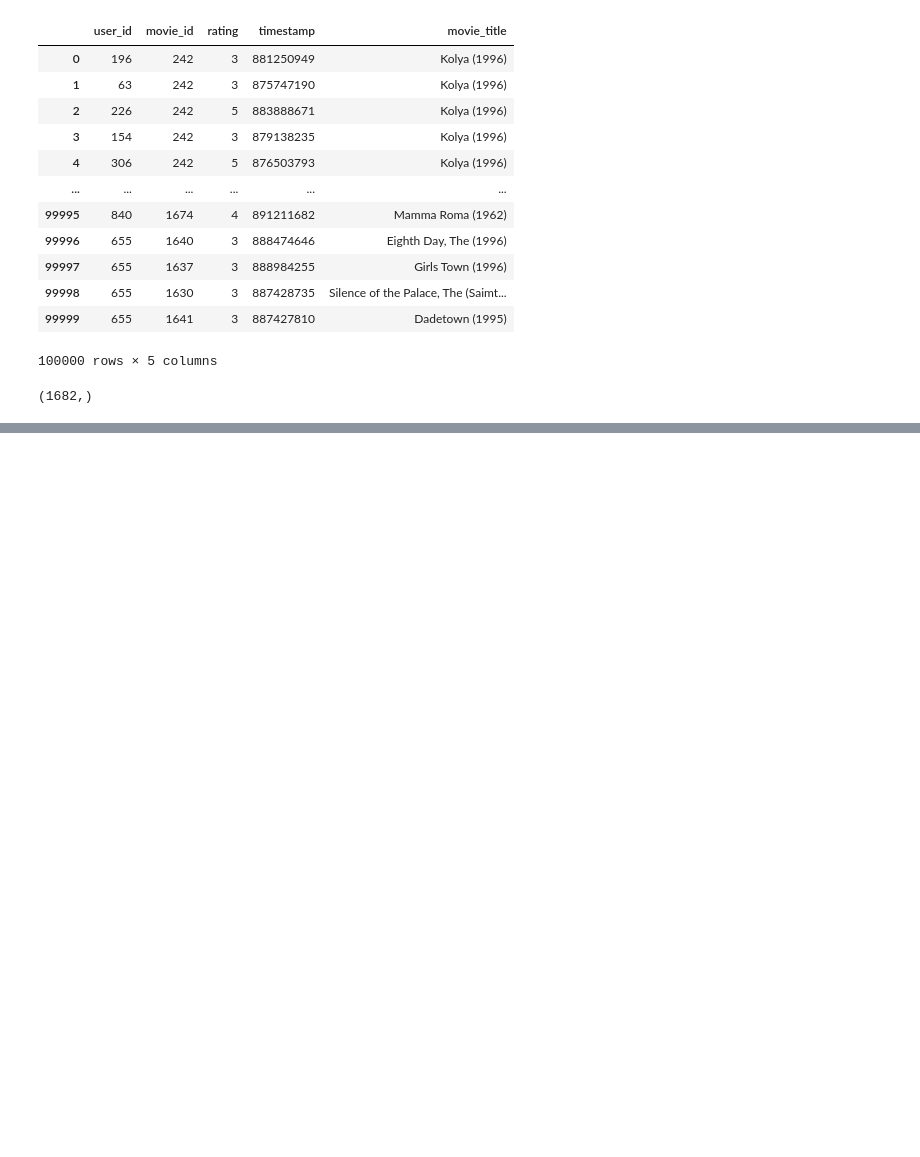
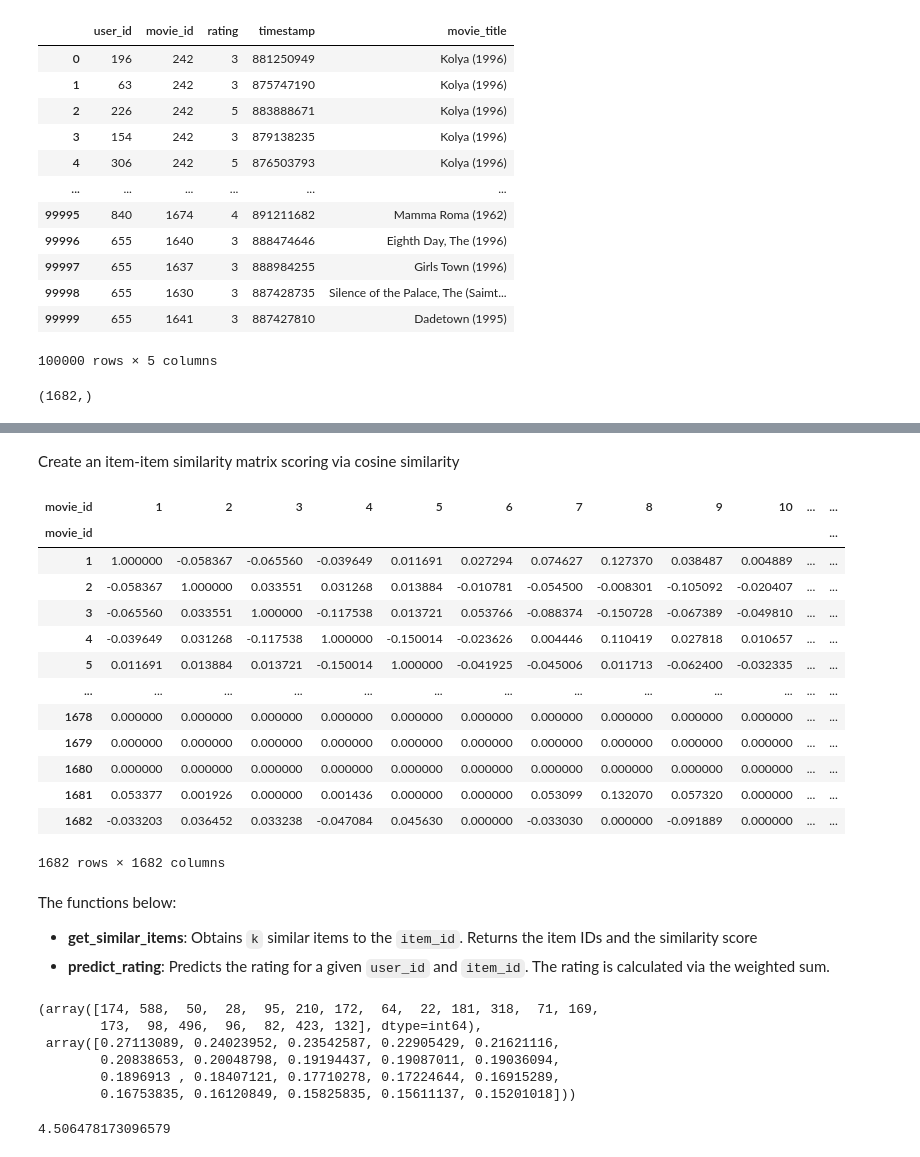
Before and after one commit to harpalsahota/DataScience, a Jupyter notebook: Theory/recommender_systems/collaborative_filtering/item_based_colab.ipynb, the cells around one changed output, grey strips where cells are left out. Cells and saved outputs as stored; diff of their text form; code cells hidden in the pictures; blank space fills up the shorter version.

```diff
--- a/Theory/recommender_systems/collaborative_filtering/item_based_colab.ipynb
+++ b/Theory/recommender_systems/collaborative_filtering/item_based_colab.ipynb
@@ -252,0 +83,20 @@ movie_titles[movie_titles.movie_title.str.contains('Star')]
+# %% [markdown]
+Create an item-item similarity matrix scoring via cosine similarity
+# %%
+item_item_sim = pd.DataFrame(cosine_similarity(item_user_cosine_adjusted, item_user_cosine_adjusted), columns=item_user_cosine_adjusted.index, index=item_user_cosine_adjusted.index)
+item_item_sim
+# %% [output]
+| movie_id | 1 | 2 | 3 | 4 | 5 | 6 | 7 | 8 | 9 | 10 | ... | ... |
+| movie_id |  |  |  |  |  |  |  |  |  |  |  | ... |
+| 1 | 1.000000 | -0.058367 | -0.065560 | -0.039649 | 0.011691 | 0.027294 | 0.074627 | 0.127370 | 0.038487 | 0.004889 | ... | ... |
+| 2 | -0.058367 | 1.000000 | 0.033551 | 0.031268 | 0.013884 | -0.010781 | -0.054500 | -0.008301 | -0.105092 | -0.020407 | ... | ... |
+| 3 | -0.065560 | 0.033551 | 1.000000 | -0.117538 | 0.013721 | 0.053766 | -0.088374 | -0.150728 | -0.067389 | -0.049810 | ... | ... |
+| 4 | -0.039649 | 0.031268 | -0.117538 | 1.000000 | -0.150014 | -0.023626 | 0.004446 | 0.110419 | 0.027818 | 0.010657 | ... | ... |
+| 5 | 0.011691 | 0.013884 | 0.013721 | -0.150014 | 1.000000 | -0.041925 | -0.045006 | 0.011713 | -0.062400 | -0.032335 | ... | ... |
+| ... | ... | ... | ... | ... | ... | ... | ... | ... | ... | ... | ... | ... |
+| 1678 | 0.000000 | 0.000000 | 0.000000 | 0.000000 | 0.000000 | 0.000000 | 0.000000 | 0.000000 | 0.000000 | 0.000000 | ... | ... |
+| 1679 | 0.000000 | 0.000000 | 0.000000 | 0.000000 | 0.000000 | 0.000000 | 0.000000 | 0.000000 | 0.000000 | 0.000000 | ... | ... |
+| 1680 | 0.000000 | 0.000000 | 0.000000 | 0.000000 | 0.000000 | 0.000000 | 0.000000 | 0.000000 | 0.000000 | 0.000000 | ... | ... |
+| 1681 | 0.053377 | 0.001926 | 0.000000 | 0.001436 | 0.000000 | 0.000000 | 0.053099 | 0.132070 | 0.057320 | 0.000000 | ... | ... |
+| 1682 | -0.033203 | 0.036452 | 0.033238 | -0.047084 | 0.045630 | 0.000000 | -0.033030 | 0.000000 | -0.091889 | 0.000000 | ... | ... |
+1682 rows × 1682 columns
@@ -252,0 +105,4 @@ movie_titles[movie_titles.movie_title.str.contains('Star')]
+# %% [markdown]
+The functions below:
+- **get_similar_items**: Obtains `k` similar items to the `item_id`. Returns the item IDs and the similarity score
+- **predict_rating**: Predicts the rating for a given `user_id` and `item_id`. The rating is calculated via the weighted sum.
@@ -252,0 +124,13 @@ movie_titles[movie_titles.movie_title.str.contains('Star')]
+# %%
+get_similar_items(1)
+# %% [output]
+(array([174, 588,  50,  28,  95, 210, 172,  64,  22, 181, 318,  71, 169,
+        173,  98, 496,  96,  82, 423, 132], dtype=int64),
+ array([0.27113089, 0.24023952, 0.23542587, 0.22905429, 0.21621116,
+        0.20838653, 0.20048798, 0.19194437, 0.19087011, 0.19036094,
+        0.1896913 , 0.18407121, 0.17710278, 0.17224644, 0.16915289,
+        0.16753835, 0.16120849, 0.15825835, 0.15611137, 0.15201018]))
+# %%
+predict_rating(1, 1) # Actual is 5
+# %% [output]
+4.506478173096579
```
Also changed, not shown: parts of 46 cells of this notebook.
